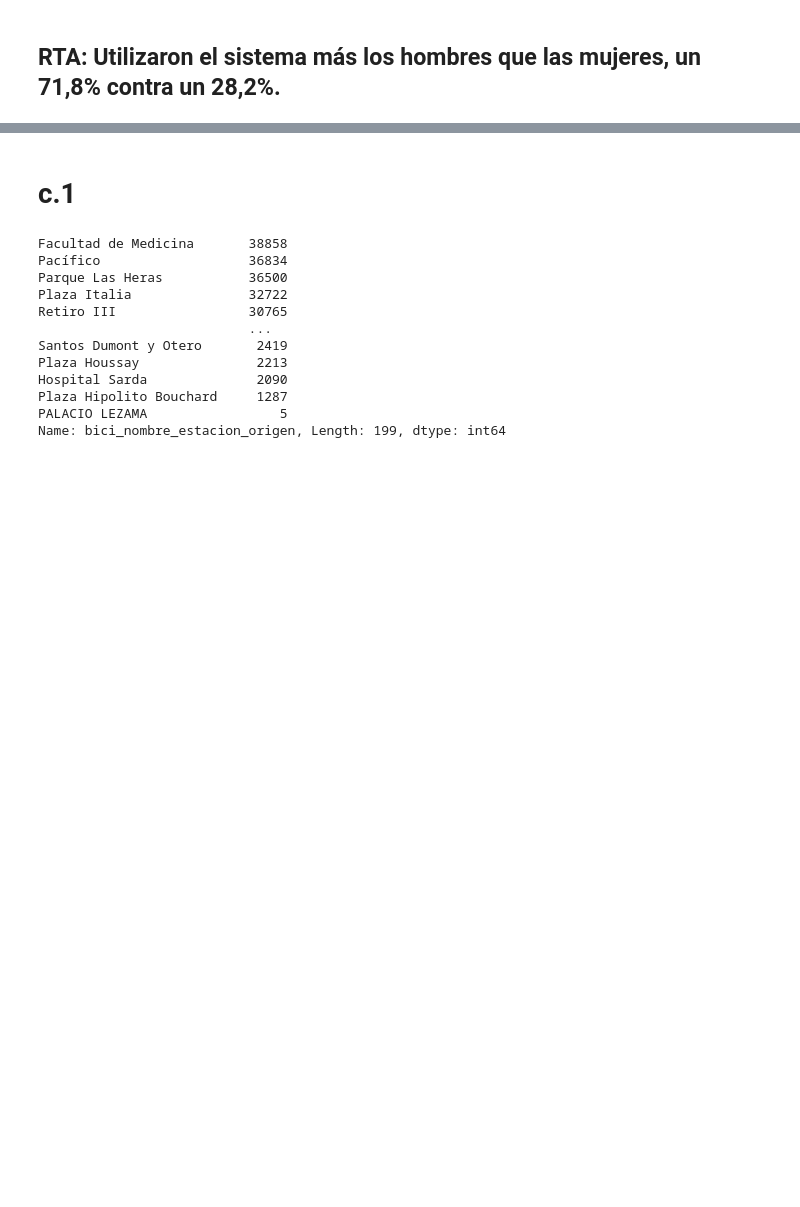
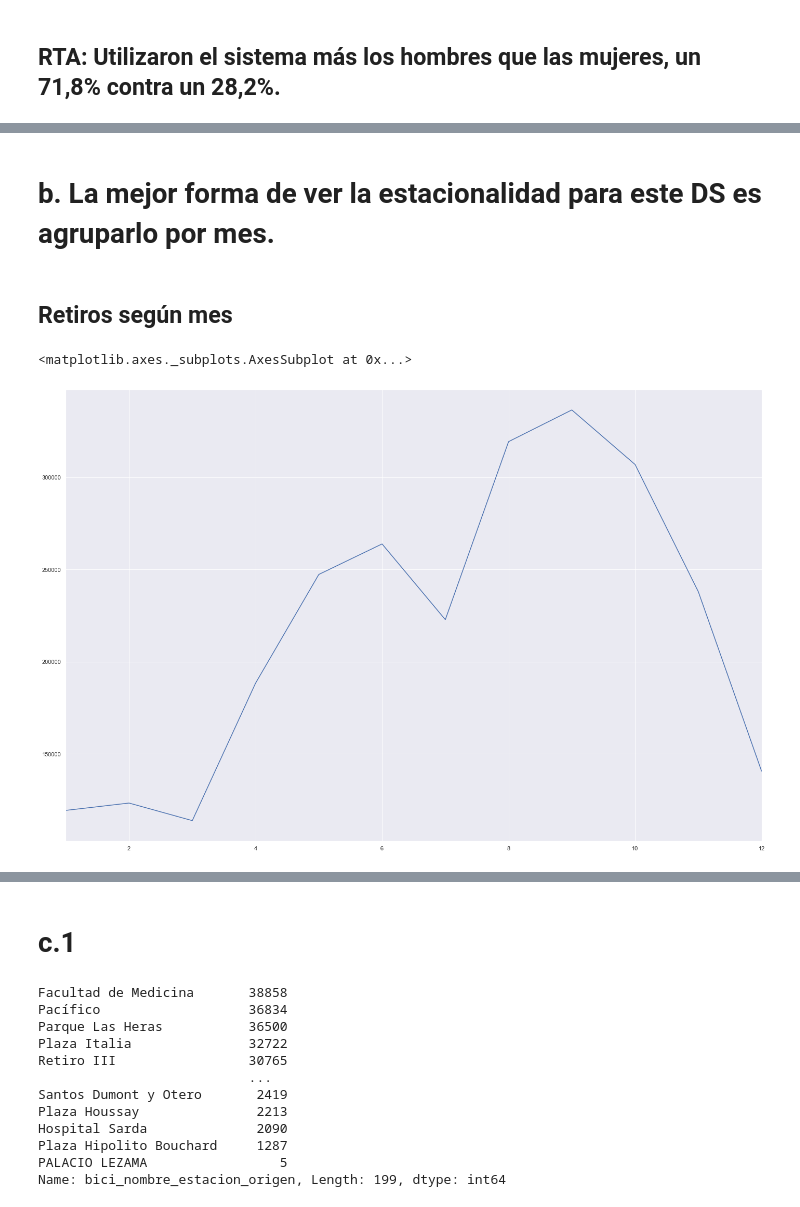
Before and after one commit to fpaterson/Acamica-Data-Science, a Jupyter notebook: Presentación personal/Presentación personal, dataset bicis.ipynb, the cells around one changed output, grey strips where cells are left out. Saved outputs shown, nothing was run; the diff lists cells and outputs as text; code cells hidden in the pictures; blank space fills up the shorter version.

```diff
--- a/Presentación personal/Presentación personal, dataset bicis.ipynb
+++ b/Presentación personal/Presentación personal, dataset bicis.ipynb
@@ -208,0 +201,4 @@ diario = df.resample('D', on = 'bici_Fecha_hora_retiro').sum()
+# %% [markdown]
+# b. La mejor forma de ver la estacionalidad para este DS es agruparlo por mes.
+# %% [markdown]
+## Retiros según mes
@@ -208,0 +207,5 @@ diario = df.resample('D', on = 'bici_Fecha_hora_retiro').sum()
+# %%
+df.mes.value_counts().sort_index().plot()
+# %% [output]
+<matplotlib.axes._subplots.AxesSubplot at 0x...>
+[figure, added]
```
Also changed, not shown: parts of 24 cells of this notebook.
